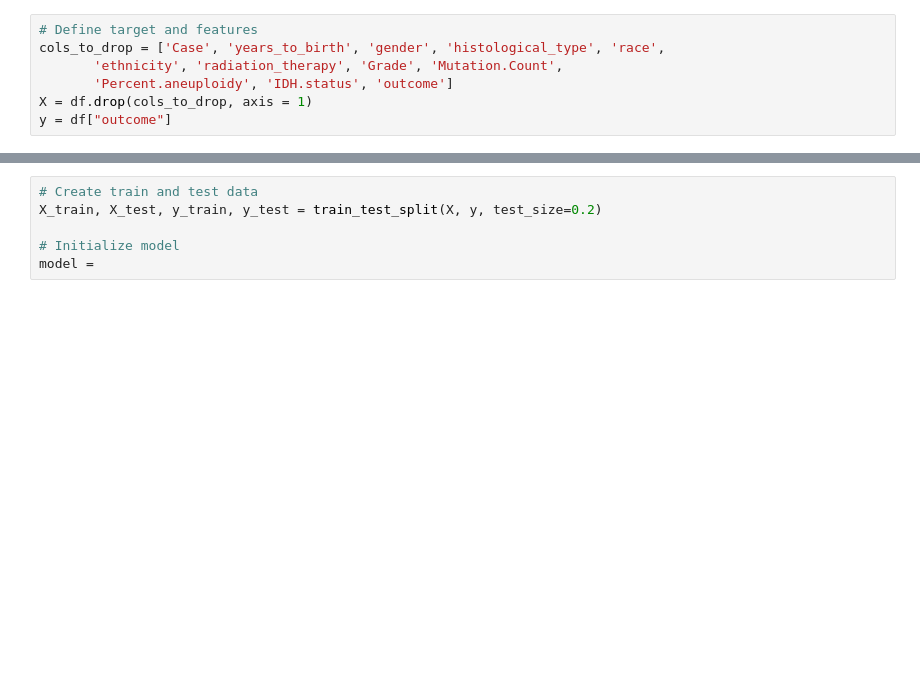
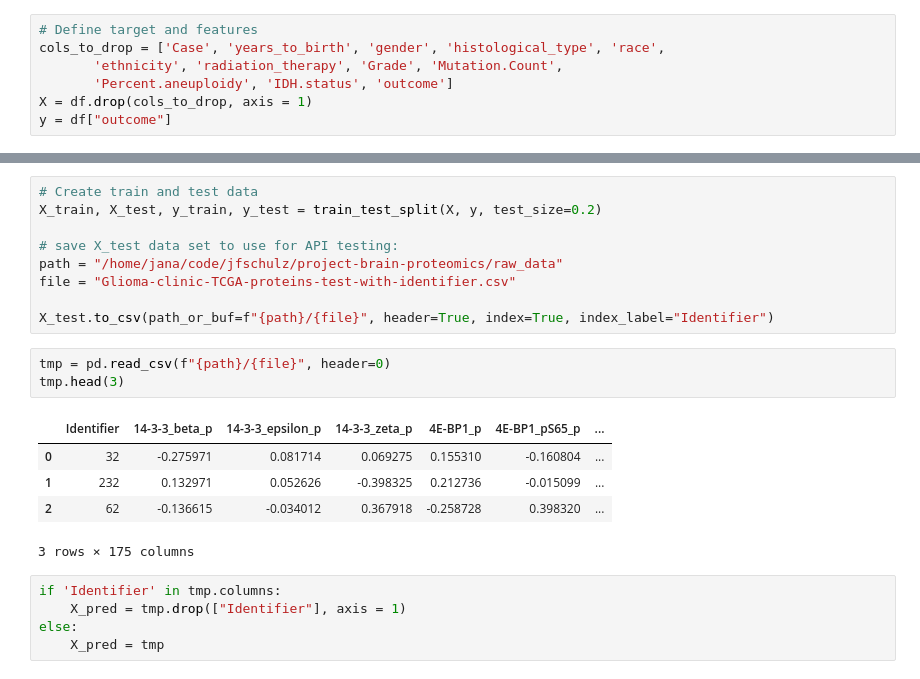
Before and after one commit to Klara-haas/brain_proteomics, a Jupyter notebook: api/jfschulz_notebooks/jfschulz_api.ipynb, the cells around one changed output, grey strips where cells are left out. Drawn from its saved outputs; the diff is of its cells as text; blank space fills up the shorter version.

```diff
--- a/api/jfschulz_notebooks/jfschulz_api.ipynb
+++ b/api/jfschulz_notebooks/jfschulz_api.ipynb
@@ -51,5 +68,22 @@ Index(['Case', 'years_to_birth', 'gender', 'histological_type', 'race',
 # Create train and test data
 X_train, X_test, y_train, y_test = train_test_split(X, y, test_size=0.2)
 
-# Initialize model
-model =
+# save X_test data set to use for API testing:
+path = "/home/jana/code/jfschulz/project-brain-proteomics/raw_data"
+file = "Glioma-clinic-TCGA-proteins-test-with-identifier.csv"
+
+X_test.to_csv(path_or_buf=f"{path}/{file}", header=True, index=True, index_label="Identifier")
+# %%
+tmp = pd.read_csv(f"{path}/{file}", header=0)
+tmp.head(3)
+# %% [output]
+|  | Identifier | 14-3-3_beta_p | 14-3-3_epsilon_p | 14-3-3_zeta_p | 4E-BP1_p | 4E-BP1_pS65_p | ... |
+| 0 | 32 | -0.275971 | 0.081714 | 0.069275 | 0.155310 | -0.160804 | ... |
+| 1 | 232 | 0.132971 | 0.052626 | -0.398325 | 0.212736 | -0.015099 | ... |
+| 2 | 62 | -0.136615 | -0.034012 | 0.367918 | -0.258728 | 0.398320 | ... |
+3 rows × 175 columns
+# %%
+if 'Identifier' in tmp.columns:
+    X_pred = tmp.drop(["Identifier"], axis = 1)
+else:
+    X_pred = tmp
```
Also changed, not shown: parts of 17 cells of this notebook, 8 other files.
